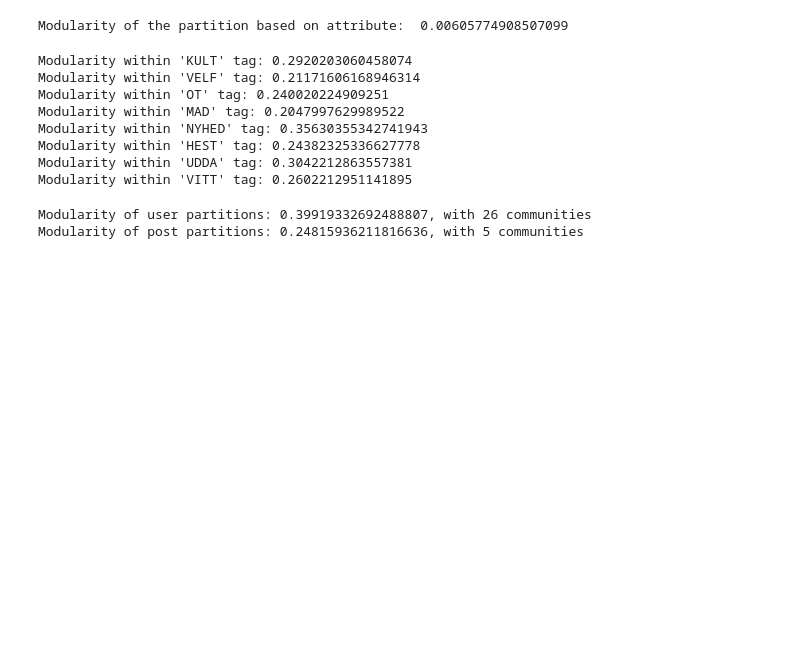
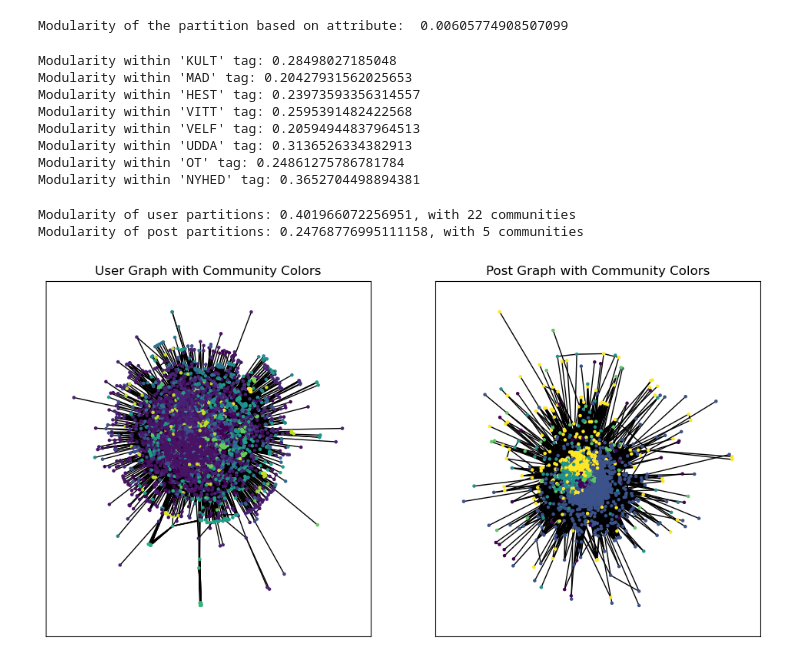
Before and after one commit to eskehaack/SGI_exam_project, a Jupyter notebook: helper_notebook.ipynb, the cells around one changed output. Cells and saved outputs as stored; diff of their text form; code cells hidden in the pictures; blank space fills up the shorter version.

Commit message:
communities and NLP

```diff
--- a/helper_notebook.ipynb
+++ b/helper_notebook.ipynb
@@ -334,5 +343,5 @@ for node, sentiment in sentiment_scores.items():
 with open(f'Bipartite_G_5251_cutoff_v3_with_sentiments.pkl', 'wb') as f:
     pickle.dump(G, f)
 # %%
-with open(f'Bipartite_G_5251_cutoff_v3_with_sentiments.pkl', 'wb') as f:
-    pickle.dump(G, f)
+# with open(f'Bipartite_G_5251_cutoff_v3_with_sentiments.pkl', 'wb') as f:
+#     pickle.dump(G, f)
@@ -419,23 +461,41 @@ for tag, subgraph in subgraphs.items():
     else:
         print(f"No nodes with '{tag}' tag.")
 # %% [output]
-Modularity within 'KULT' tag: 0.2920203060458074
-Modularity within 'VELF' tag: 0.21171606168946314
-Modularity within 'OT' tag: 0.240020224909251
-Modularity within 'MAD' tag: 0.2047997629989522
-Modularity within 'NYHED' tag: 0.35630355342741943
-Modularity within 'HEST' tag: 0.24382325336627778
-Modularity within 'UDDA' tag: 0.3042212863557381
-Modularity within 'VITT' tag: 0.2602212951141895
+Modularity within 'KULT' tag: 0.28498027185048
+Modularity within 'MAD' tag: 0.20427931562025653
+Modularity within 'HEST' tag: 0.23973593356314557
+Modularity within 'VITT' tag: 0.2595391482422568
+Modularity within 'VELF' tag: 0.20594944837964513
+Modularity within 'UDDA' tag: 0.3136526334382913
+Modularity within 'OT' tag: 0.24861275786781784
+Modularity within 'NYHED' tag: 0.3652704498894381
 # %%
-best_user_partiton = community_louvain.best_partition(user_graph)
-best_post_partiton = community_louvain.best_partition(post_graph)
-best_user_mod = community_louvain.modularity(best_user_partiton,user_graph)
-best_post_mod = community_louvain.modularity(best_post_partiton,post_graph)
-number_of_user_partitions = len(set(best_user_partiton.values()))
-number_of_post_partitions = len(set(best_post_partiton.values()))
+best_user_partition = community_louvain.best_partition(user_graph)
+best_post_partition = community_louvain.best_partition(post_graph)
+best_user_mod = community_louvain.modularity(best_user_partition,user_graph)
+best_post_mod = community_louvain.modularity(best_post_partition,post_graph)
+number_of_user_partitions = len(set(best_user_partition.values()))
+number_of_post_partitions = len(set(best_post_partition.values()))
 print(f"Modularity of user partitions: {best_user_mod}, with {number_of_user_partitions} communities")
 print(f"Modularity of post partitions: {best_post_mod}, with {number_of_post_partitions} communities")
 # %% [output]
-Modularity of user partitions: 0.39919332692488807, with 26 communities
-Modularity of post partitions: 0.24815936211816636, with 5 communities
+Modularity of user partitions: 0.401966072256951, with 22 communities
+Modularity of post partitions: 0.24768776995111158, with 5 communities
+# %%
+plt.figure(figsize=(12, 6))
+size = 5
+plt.subplot(1, 2, 1)
+pos = nx.spring_layout(user_graph)
+user_colors = [best_user_partition[node] for node in user_graph]
+nx.draw_networkx(user_graph, pos, node_color=user_colors, with_labels=False, node_size = size)
+plt.title('User Graph with Community Colors')
+
+plt.subplot(1, 2, 2)
+pos = nx.spring_layout(post_graph)
+post_colors = [best_post_partition[node] for node in post_graph]
+nx.draw_networkx(post_graph, pos, node_color=post_colors, with_labels=False, node_size = size)
+plt.title('Post Graph with Community Colors')
+
+plt.show()
+# %% [output]
+[figure, added]
```
Also changed, not shown: parts of 13 cells of this notebook.
